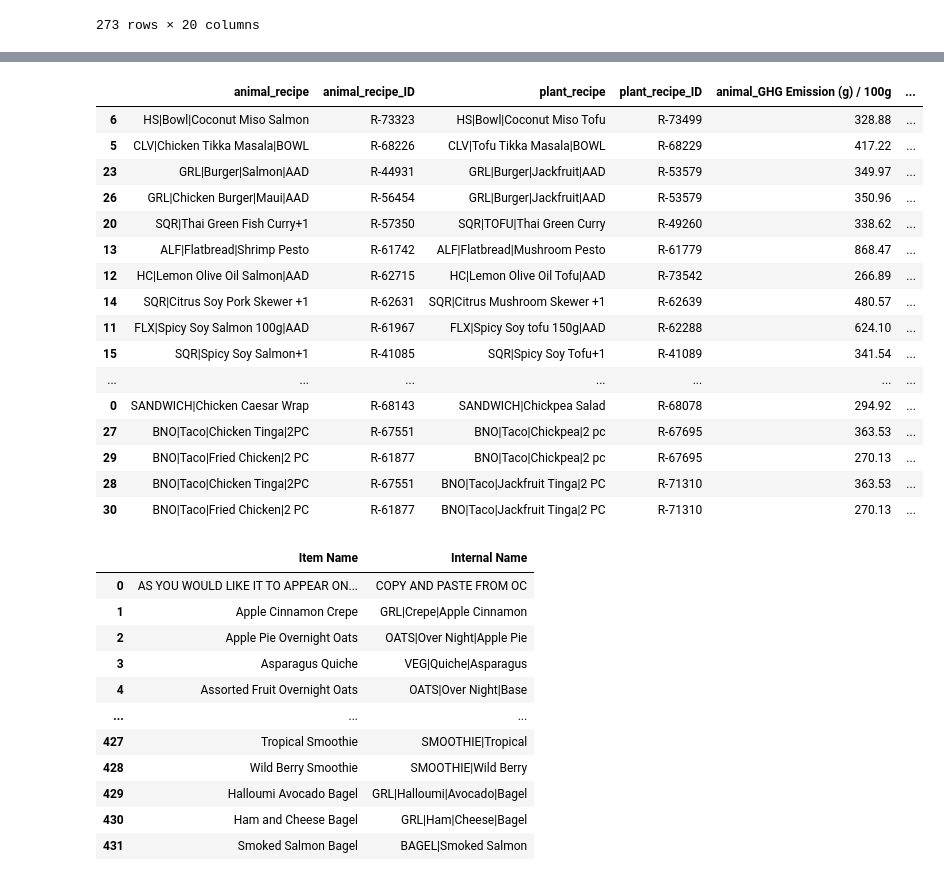
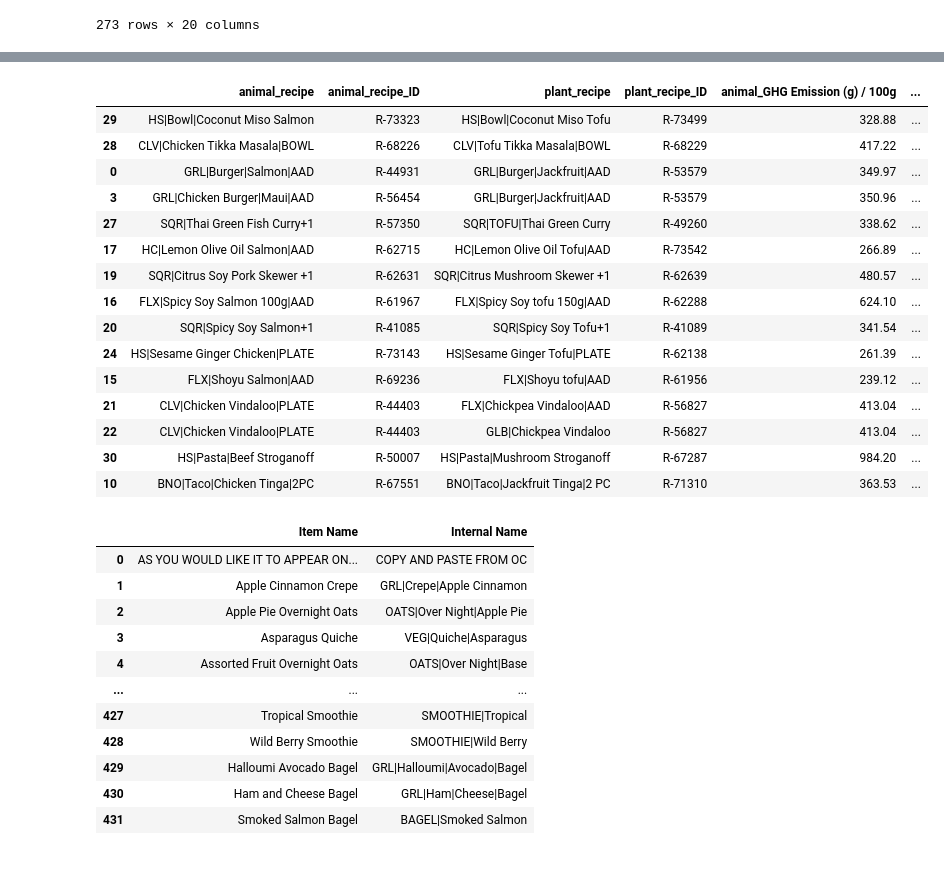
Before and after one commit to VivaanWadhwa/environmental-dashboard, a Jupyter notebook: public/visualisations.ipynb, the cells around one changed output, grey strips where cells are left out. Saved outputs shown, nothing was run; the diff lists cells and outputs as text; code cells hidden in the pictures.

```diff
--- a/public/visualisations.ipynb
+++ b/public/visualisations.ipynb
@@ -345,27 +345,58 @@ See the caveats in the documentation: https://pandas.pydata.org/pandas-docs/stab
-# %%
-# Filter out rows where animal GHG emissions are less than plant GHG emissions
-visualisations = visualisations[visualisations['animal_GHG Emission (g) / 100g'] >= visualisations['plant_GHG Emission (g) / 100g']]
-
-# Show the updated DataFrame
-visualisations
-# %% [output]
-|  | animal_recipe | animal_recipe_ID | plant_recipe | plant_recipe_ID | animal_GHG Emission (g) / 100g | ... |
-| 6 | HS|Bowl|Coconut Miso Salmon | R-73323 | HS|Bowl|Coconut Miso Tofu | R-73499 | 328.88 | ... |
-| 5 | CLV|Chicken Tikka Masala|BOWL | R-68226 | CLV|Tofu Tikka Masala|BOWL | R-68229 | 417.22 | ... |
-| 23 | GRL|Burger|Salmon|AAD | R-44931 | GRL|Burger|Jackfruit|AAD | R-53579 | 349.97 | ... |
-| 26 | GRL|Chicken Burger|Maui|AAD | R-56454 | GRL|Burger|Jackfruit|AAD | R-53579 | 350.96 | ... |
-| 20 | SQR|Thai Green Fish Curry+1 | R-57350 | SQR|TOFU|Thai Green Curry | R-49260 | 338.62 | ... |
-| 13 | ALF|Flatbread|Shrimp Pesto | R-61742 | ALF|Flatbread|Mushroom Pesto | R-61779 | 868.47 | ... |
-| 12 | HC|Lemon Olive Oil Salmon|AAD | R-62715 | HC|Lemon Olive Oil Tofu|AAD | R-73542 | 266.89 | ... |
-| 14 | SQR|Citrus Soy Pork Skewer +1 | R-62631 | SQR|Citrus Mushroom Skewer +1 | R-62639 | 480.57 | ... |
-| 11 | FLX|Spicy Soy Salmon 100g|AAD | R-61967 | FLX|Spicy Soy tofu 150g|AAD | R-62288 | 624.10 | ... |
-| 15 | SQR|Spicy Soy Salmon+1 | R-41085 | SQR|Spicy Soy Tofu+1 | R-41089 | 341.54 | ... |
-| ... | ... | ... | ... | ... | ... | ... |
-| 0 | SANDWICH|Chicken Caesar Wrap | R-68143 | SANDWICH|Chickpea Salad | R-68078 | 294.92 | ... |
-| 27 | BNO|Taco|Chicken Tinga|2PC | R-67551 | BNO|Taco|Chickpea|2 pc | R-67695 | 363.53 | ... |
-| 29 | BNO|Taco|Fried Chicken|2 PC | R-61877 | BNO|Taco|Chickpea|2 pc | R-67695 | 270.13 | ... |
-| 28 | BNO|Taco|Chicken Tinga|2PC | R-67551 | BNO|Taco|Jackfruit Tinga|2 PC | R-71310 | 363.53 | ... |
-| 30 | BNO|Taco|Fried Chicken|2 PC | R-61877 | BNO|Taco|Jackfruit Tinga|2 PC | R-71310 | 270.13 | ... |
+# %%
+# Filter out rows where animal GHG emissions are less than plant GHG emissions
+def filter_emissions(row):
+    """
+    Filter out rows where animal emissions are less than plant emissions.
+
+    If more than one emission metric is lower for animal-based recipes compared to plant-based recipes,
+    the row will be filtered out.
+
+    Parameters:
+    row (pandas.Series): Row of the DataFrame
+
+    Returns:
+    bool: True if animal emissions are greater than or equal to plant emissions, False otherwise
+    """
+    # Extract emission columns
+    animal_emissions = [row[f'animal_{metric}'] for metric in ["GHG Emission (g) / 100g", "N lost (g) / 100g",
+                                                                "Freshwater Withdrawals (L) / 100g",
+                                                                "Stress-Weighted Water Use (L) / 100g",
+                                                                "Land Use (m^2) / 100g"]]
+    plant_emissions = [row[f'plant_{metric}'] for metric in ["GHG Emission (g) / 100g", "N lost (g) / 100g",
+                                                              "Freshwater Withdrawals (L) / 100g",
+                                                              "Stress-Weighted Water Use (L) / 100g",
+                                                              "Land Use (m^2) / 100g"]]
+
+    # Check if animal emissions are greater than or equal to plant emissions
+    cnt = 1
+    for animal, plant in zip(animal_emissions, plant_emissions):
+        if animal < plant:
+            cnt += 1
+        if cnt > 2:
+            return False
+    return True
+
+visualisations = visualisations[visualisations.apply(filter_emissions, axis=1)]
+
+# Show the updated DataFrame
+visualisations
+# %% [output]
+|  | animal_recipe | animal_recipe_ID | plant_recipe | plant_recipe_ID | animal_GHG Emission (g) / 100g | ... |
+| 29 | HS|Bowl|Coconut Miso Salmon | R-73323 | HS|Bowl|Coconut Miso Tofu | R-73499 | 328.88 | ... |
+| 28 | CLV|Chicken Tikka Masala|BOWL | R-68226 | CLV|Tofu Tikka Masala|BOWL | R-68229 | 417.22 | ... |
+| 0 | GRL|Burger|Salmon|AAD | R-44931 | GRL|Burger|Jackfruit|AAD | R-53579 | 349.97 | ... |
+| 3 | GRL|Chicken Burger|Maui|AAD | R-56454 | GRL|Burger|Jackfruit|AAD | R-53579 | 350.96 | ... |
+| 27 | SQR|Thai Green Fish Curry+1 | R-57350 | SQR|TOFU|Thai Green Curry | R-49260 | 338.62 | ... |
+| 17 | HC|Lemon Olive Oil Salmon|AAD | R-62715 | HC|Lemon Olive Oil Tofu|AAD | R-73542 | 266.89 | ... |
+| 19 | SQR|Citrus Soy Pork Skewer +1 | R-62631 | SQR|Citrus Mushroom Skewer +1 | R-62639 | 480.57 | ... |
+| 16 | FLX|Spicy Soy Salmon 100g|AAD | R-61967 | FLX|Spicy Soy tofu 150g|AAD | R-62288 | 624.10 | ... |
+| 20 | SQR|Spicy Soy Salmon+1 | R-41085 | SQR|Spicy Soy Tofu+1 | R-41089 | 341.54 | ... |
+| 24 | HS|Sesame Ginger Chicken|PLATE | R-73143 | HS|Sesame Ginger Tofu|PLATE | R-62138 | 261.39 | ... |
+| 15 | FLX|Shoyu Salmon|AAD | R-69236 | FLX|Shoyu tofu|AAD | R-61956 | 239.12 | ... |
+| 21 | CLV|Chicken Vindaloo|PLATE | R-44403 | FLX|Chickpea Vindaloo|AAD | R-56827 | 413.04 | ... |
+| 22 | CLV|Chicken Vindaloo|PLATE | R-44403 | GLB|Chickpea Vindaloo | R-56827 | 413.04 | ... |
+| 30 | HS|Pasta|Beef Stroganoff | R-50007 | HS|Pasta|Mushroom Stroganoff | R-67287 | 984.20 | ... |
+| 10 | BNO|Taco|Chicken Tinga|2PC | R-67551 | BNO|Taco|Jackfruit Tinga|2 PC | R-71310 | 363.53 | ... |
 # %%
 signage_OK = pd.read_excel("signage_OK.xlsx")
 signage_OK.drop_duplicates(inplace=True)
```
Also changed, not shown: parts of 4 cells of this notebook, 1 other file.
